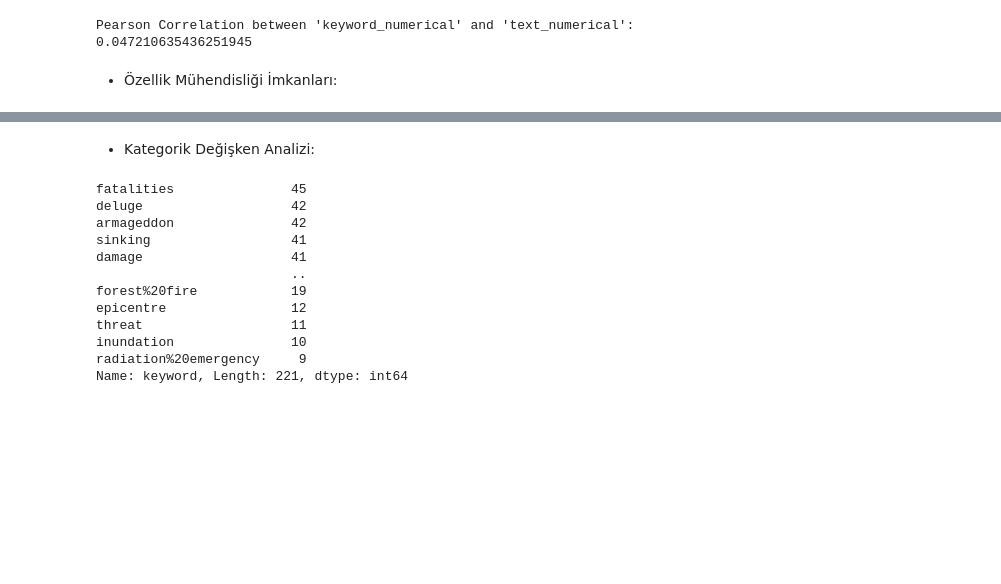
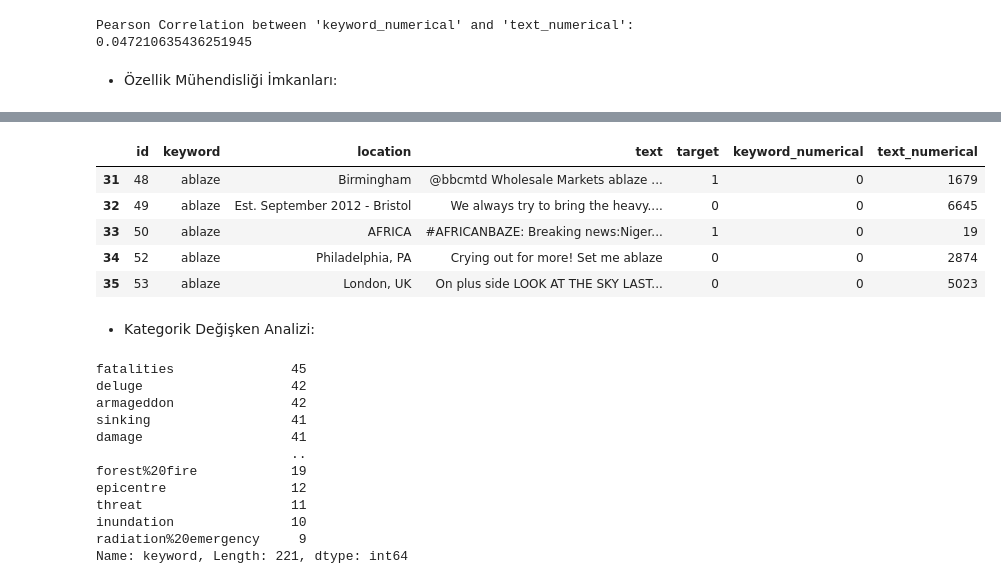
Before and after one commit to esmanurbal/NLP_with_Disaster_Tweets, a Jupyter notebook: sample.ipynb, the cells around one changed output, grey strips where cells are left out. Drawn from its saved outputs; the diff is of its cells as text; code cells hidden in the pictures; blank space fills up the shorter version.

```diff
--- a/sample.ipynb
+++ b/sample.ipynb
@@ -174,3 +166,12 @@ msno.matrix(df_test)
+# %%
+df_train.head()
+# %% [output]
+|  | id | keyword | location | text | target | keyword_numerical | text_numerical |
+| 31 | 48 | ablaze | Birmingham | @bbcmtd Wholesale Markets ablaze ... | 1 | 0 | 1679 |
+| 32 | 49 | ablaze | Est. September 2012 - Bristol | We always try to bring the heavy.... | 0 | 0 | 6645 |
+| 33 | 50 | ablaze | AFRICA | #AFRICANBAZE: Breaking news:Niger... | 1 | 0 | 19 |
+| 34 | 52 | ablaze | Philadelphia, PA | Crying out for more! Set me ablaze | 0 | 0 | 2874 |
+| 35 | 53 | ablaze | London, UK | On plus side LOOK AT THE SKY LAST... | 0 | 0 | 5023 |
 # %% [markdown]
 * Kategorik Değişken Analizi:
 # %%
```
Also changed, not shown: parts of 4 cells of this notebook.
